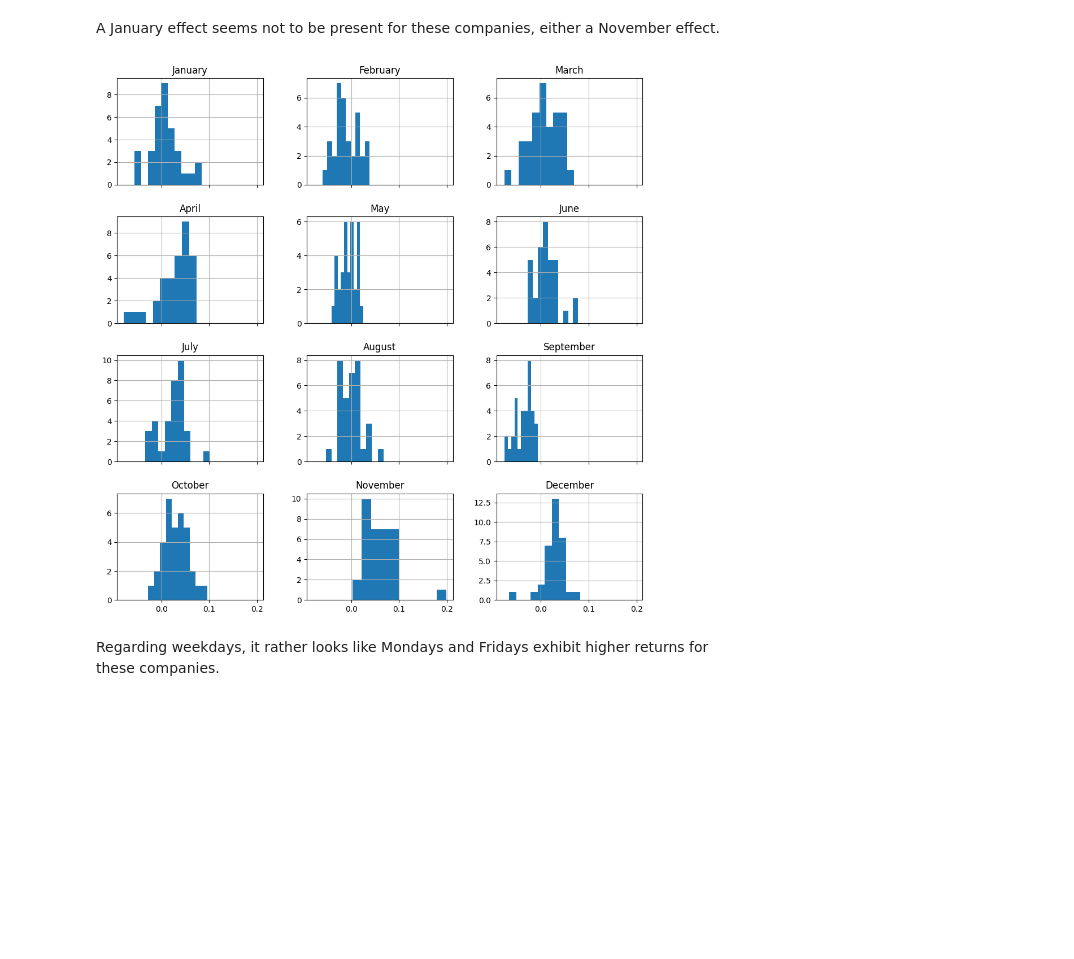
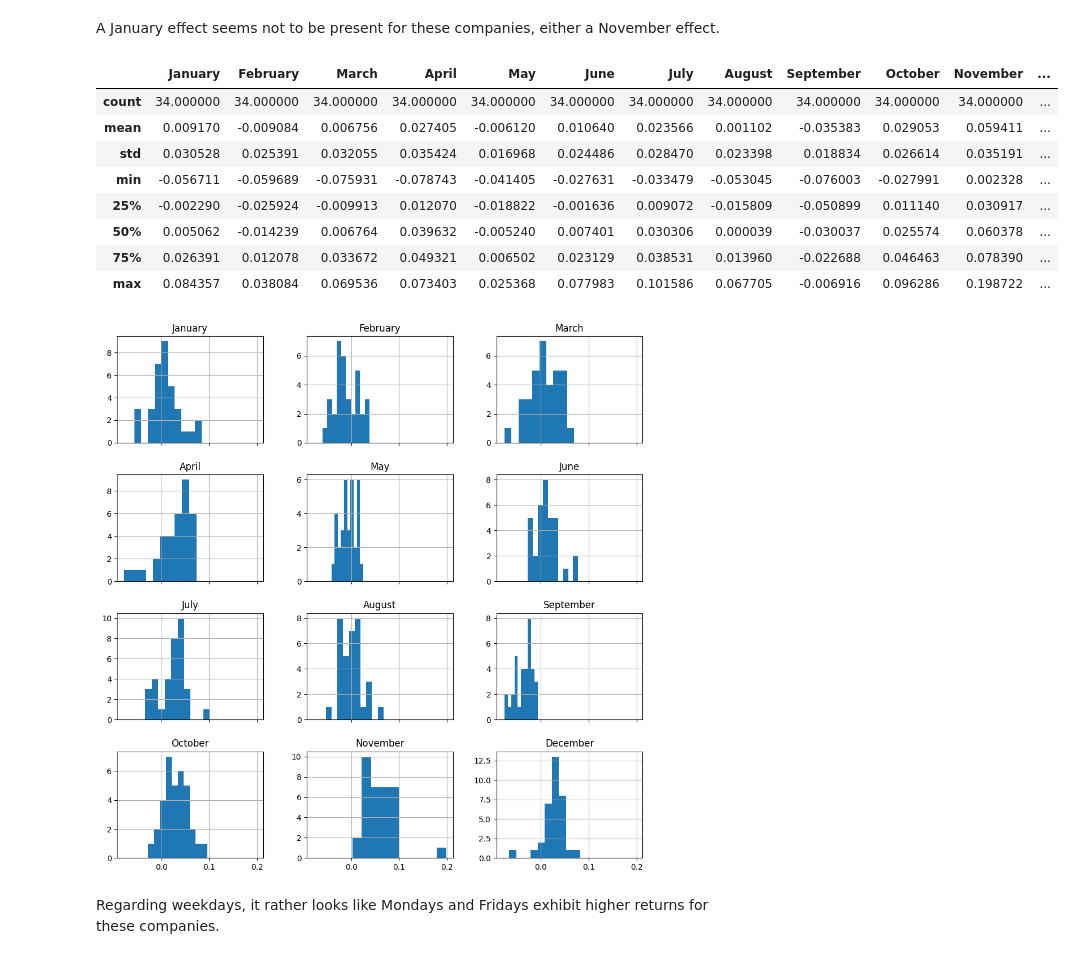
Before and after one commit to RalfKellner/fdaml_coursebook, a Jupyter notebook: coursebook/02_empirical_asset_returns.ipynb, the cells around one changed output. Saved outputs shown, nothing was run; the diff lists cells and outputs as text; code cells hidden in the pictures; blank space fills up the shorter version.

```diff
--- a/coursebook/02_empirical_asset_returns.ipynb
+++ b/coursebook/02_empirical_asset_returns.ipynb
@@ -527,12 +533,24 @@ A January effect seems not to be present for these companies, either a November
 # %%
 returns_by_month = df_monthly_returns.groupby(df_monthly_returns.index.month).mean().transpose()
 returns_by_month.columns = [
     "January", "February", "March", "April", "May", "June", "July", "August", "September", "October", "November", "December"
 ]
-returns_by_month.hist(figsize = (12, 12), sharex = True)
-plt.show()
+returns_by_month.describe()
 # %% [output]
-[figure, removed]
+|  | January | February | March | April | May | June | July | August | September | October | November | ... |
+| count | 34.000000 | 34.000000 | 34.000000 | 34.000000 | 34.000000 | 34.000000 | 34.000000 | 34.000000 | 34.000000 | 34.000000 | 34.000000 | ... |
+| mean | 0.009170 | -0.009084 | 0.006756 | 0.027405 | -0.006120 | 0.010640 | 0.023566 | 0.001102 | -0.035383 | 0.029053 | 0.059411 | ... |
+| std | 0.030528 | 0.025391 | 0.032055 | 0.035424 | 0.016968 | 0.024486 | 0.028470 | 0.023398 | 0.018834 | 0.026614 | 0.035191 | ... |
+| min | -0.056711 | -0.059689 | -0.075931 | -0.078743 | -0.041405 | -0.027631 | -0.033479 | -0.053045 | -0.076003 | -0.027991 | 0.002328 | ... |
+| 25% | -0.002290 | -0.025924 | -0.009913 | 0.012070 | -0.018822 | -0.001636 | 0.009072 | -0.015809 | -0.050899 | 0.011140 | 0.030917 | ... |
+| 50% | 0.005062 | -0.014239 | 0.006764 | 0.039632 | -0.005240 | 0.007401 | 0.030306 | 0.000039 | -0.030037 | 0.025574 | 0.060378 | ... |
+| 75% | 0.026391 | 0.012078 | 0.033672 | 0.049321 | 0.006502 | 0.023129 | 0.038531 | 0.013960 | -0.022688 | 0.046463 | 0.078390 | ... |
+| max | 0.084357 | 0.038084 | 0.069536 | 0.073403 | 0.025368 | 0.077983 | 0.101586 | 0.067705 | -0.006916 | 0.096286 | 0.198722 | ... |
+# %%
+returns_by_month.hist(figsize = (12, 12), sharex = True)
+plt.show()
+# %% [output]
+[figure, added]
 # %% [markdown]
 Regarding weekdays, it rather looks like Mondays and Fridays exhibit higher returns for these companies.
 # %%
```
Also changed, not shown: parts of 3 cells of this notebook, 15 other files.
